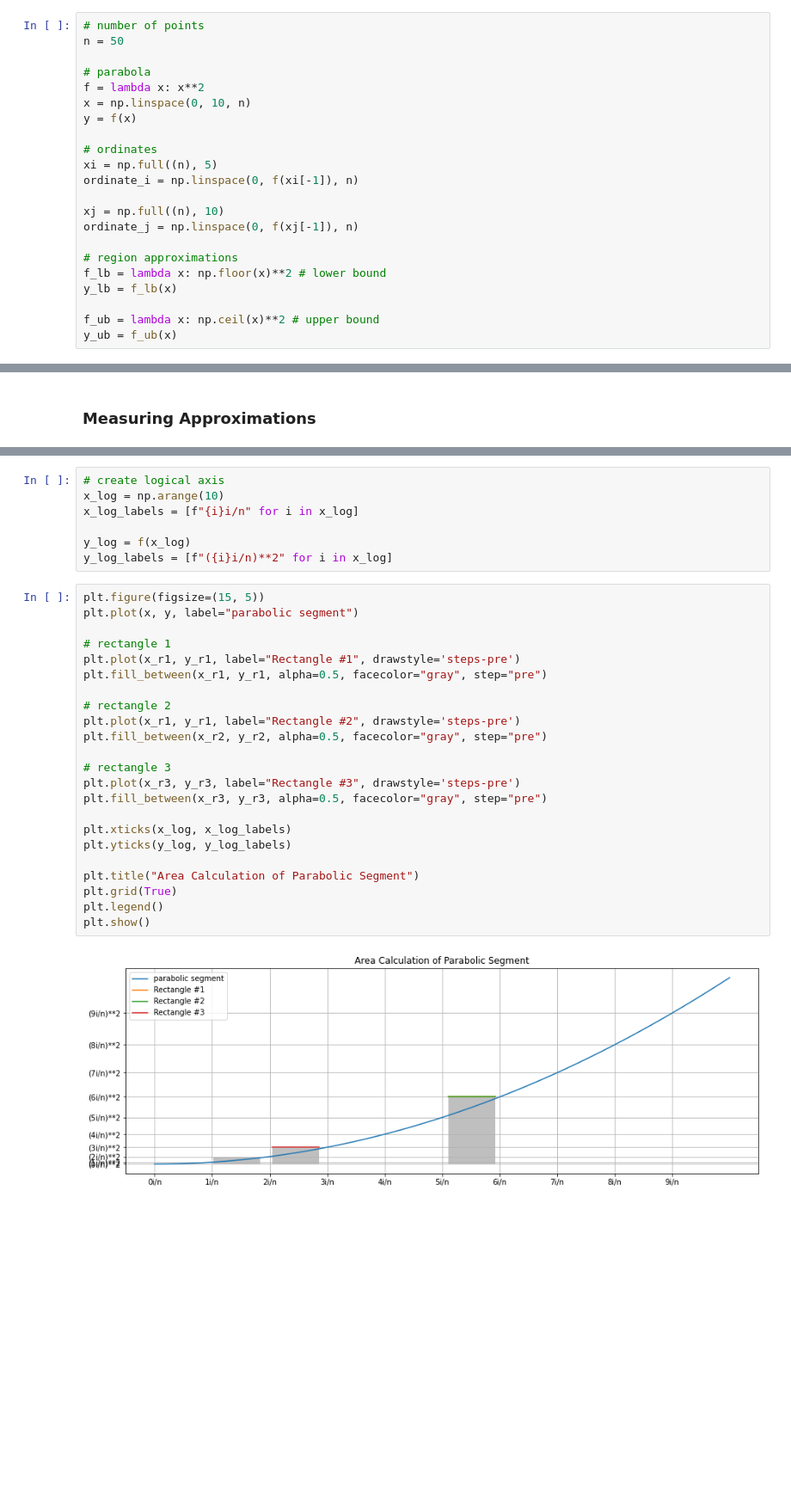
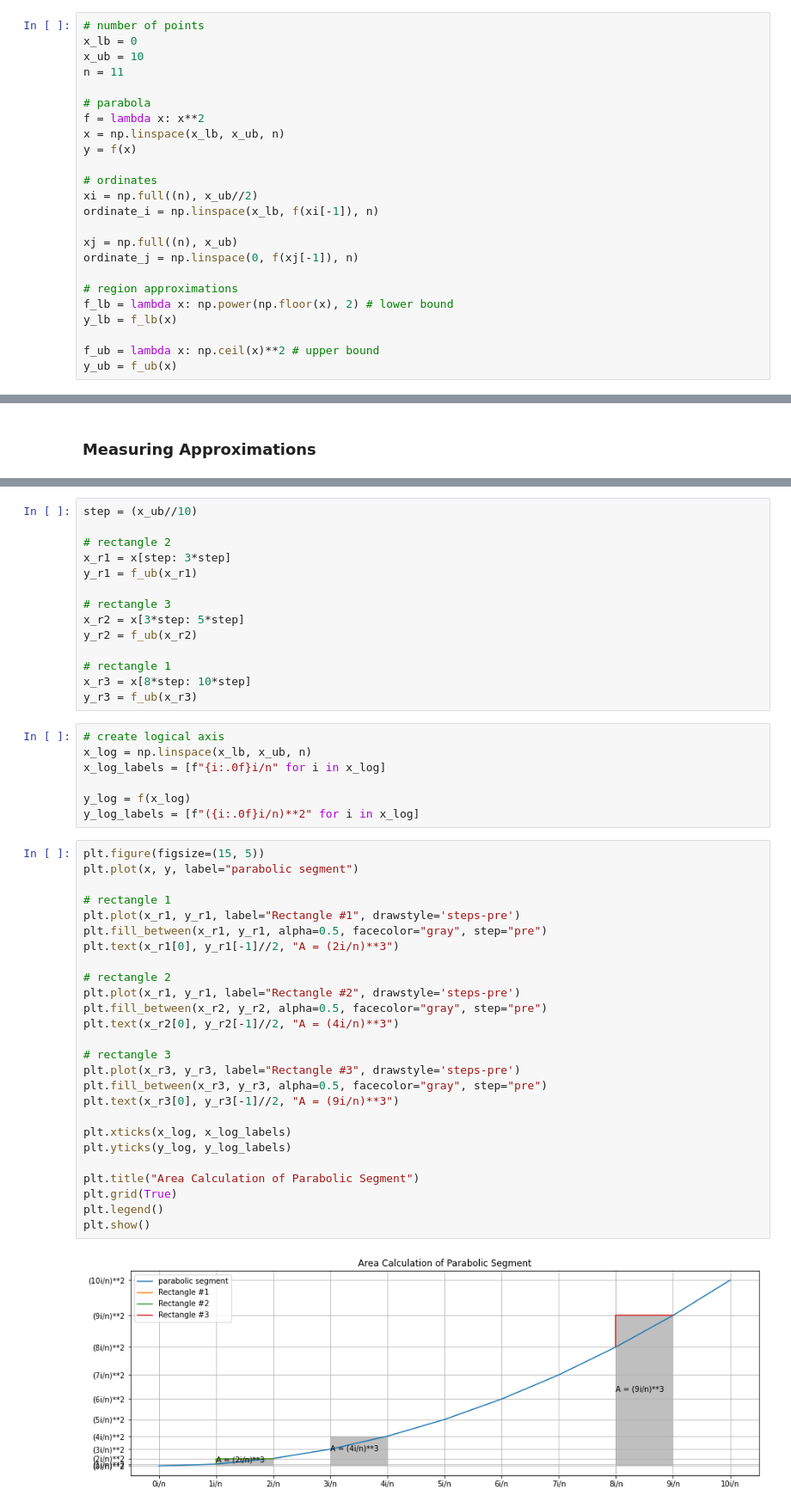
Before and after one commit to iainwo/life-of-iain, a Jupyter notebook: 0_1_1_method_of_exhaustion.ipynb, the cells around one changed output, grey strips where cells are left out. Shown: that part at 86% size. Cells and saved outputs as stored; diff of their text form; blank space fills up the shorter version.

```diff
--- a/0_1_1_method_of_exhaustion.ipynb
+++ b/0_1_1_method_of_exhaustion.ipynb
@@ -25,22 +25,24 @@ import matplotlib.pyplot as plt
 import numpy as np
 # %%
 # number of points
-n = 50
+x_lb = 0
+x_ub = 10
+n = 11
 
 # parabola
 f = lambda x: x**2
-x = np.linspace(0, 10, n)
+x = np.linspace(x_lb, x_ub, n)
 y = f(x)
 
 # ordinates
-xi = np.full((n), 5)
-ordinate_i = np.linspace(0, f(xi[-1]), n)
+xi = np.full((n), x_ub//2)
+ordinate_i = np.linspace(x_lb, f(xi[-1]), n)
 
-xj = np.full((n), 10)
+xj = np.full((n), x_ub)
 ordinate_j = np.linspace(0, f(xj[-1]), n)
 
 # region approximations
-f_lb = lambda x: np.floor(x)**2 # lower bound
+f_lb = lambda x: np.power(np.floor(x), 2) # lower bound
 y_lb = f_lb(x)
 
 f_ub = lambda x: np.ceil(x)**2 # upper bound
@@ -97,32 +83,49 @@ y_r1 = f_ub(x_r1)
+# %%
+step = (x_ub//10)
+
+# rectangle 2
+x_r1 = x[step: 3*step]
+y_r1 = f_ub(x_r1)
+
+# rectangle 3
+x_r2 = x[3*step: 5*step]
+y_r2 = f_ub(x_r2)
+
+# rectangle 1
+x_r3 = x[8*step: 10*step]
+y_r3 = f_ub(x_r3)
 # %%
 # create logical axis
-x_log = np.arange(10)
-x_log_labels = [f"{i}i/n" for i in x_log]
+x_log = np.linspace(x_lb, x_ub, n)
+x_log_labels = [f"{i:.0f}i/n" for i in x_log]
 
 y_log = f(x_log)
-y_log_labels = [f"({i}i/n)**2" for i in x_log]
+y_log_labels = [f"({i:.0f}i/n)**2" for i in x_log]
 # %%
 plt.figure(figsize=(15, 5))
 plt.plot(x, y, label="parabolic segment")
 
 # rectangle 1
 plt.plot(x_r1, y_r1, label="Rectangle #1", drawstyle='steps-pre')
 plt.fill_between(x_r1, y_r1, alpha=0.5, facecolor="gray", step="pre")
+plt.text(x_r1[0], y_r1[-1]//2, "A = (2i/n)**3")
 
 # rectangle 2
 plt.plot(x_r1, y_r1, label="Rectangle #2", drawstyle='steps-pre')
 plt.fill_between(x_r2, y_r2, alpha=0.5, facecolor="gray", step="pre")
+plt.text(x_r2[0], y_r2[-1]//2, "A = (4i/n)**3")
 
 # rectangle 3
 plt.plot(x_r3, y_r3, label="Rectangle #3", drawstyle='steps-pre')
 plt.fill_between(x_r3, y_r3, alpha=0.5, facecolor="gray", step="pre")
+plt.text(x_r3[0], y_r3[-1]//2, "A = (9i/n)**3")
 
 plt.xticks(x_log, x_log_labels)
 plt.yticks(y_log, y_log_labels)
 
 plt.title("Area Calculation of Parabolic Segment")
 plt.grid(True)
 plt.legend()
 plt.show()
 # %% [output]
-[figure, old version]
+[figure, new version]
```
Also changed, not shown: parts of 2 cells of this notebook.
